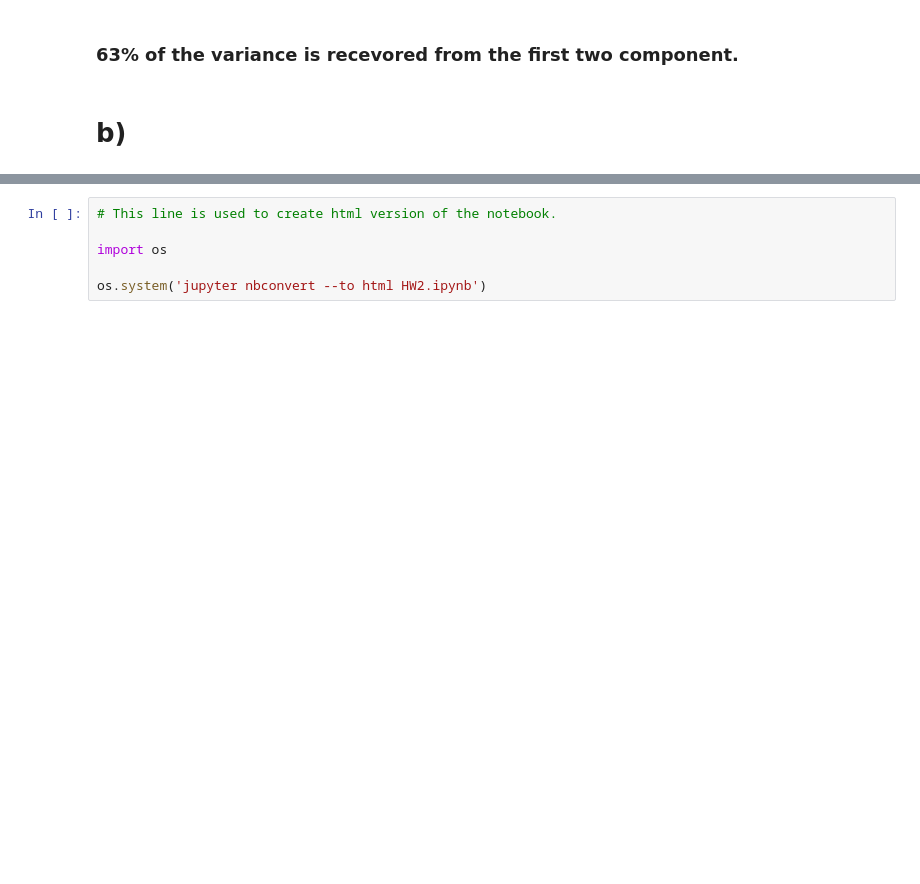
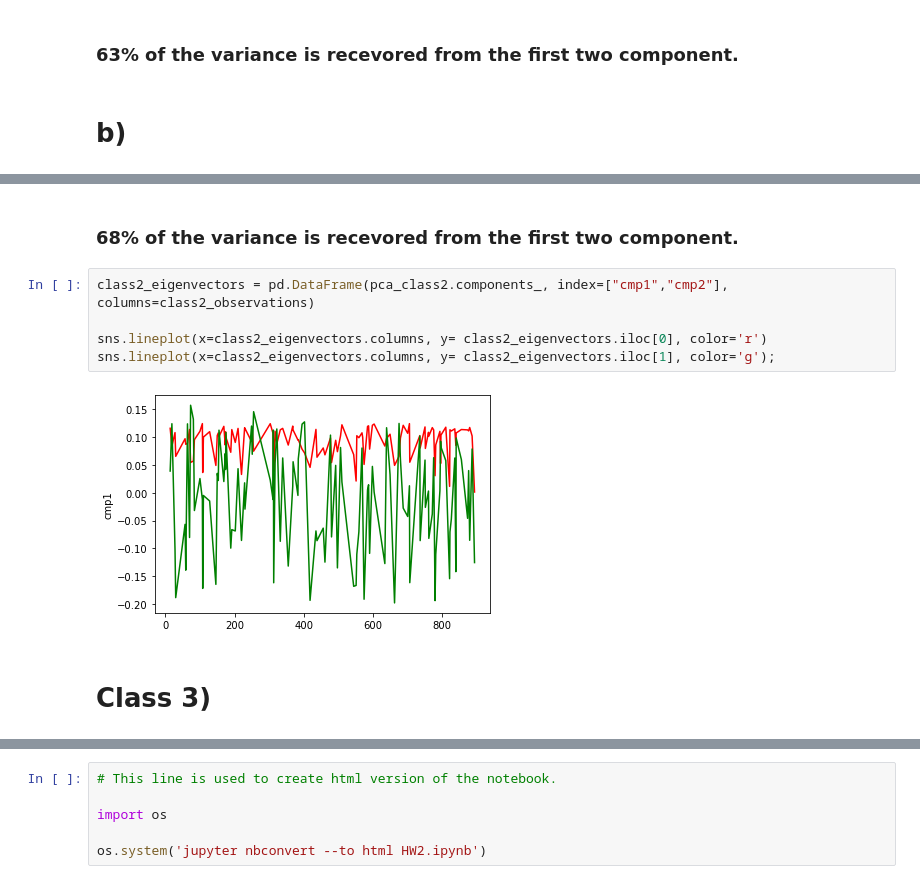
Before and after one commit to sencer4898/fall21-sencer4898, a Jupyter notebook: files/HW2.ipynb, the cells around one changed output, grey strips where cells are left out. Cells and saved outputs as stored; diff of their text form; blank space fills up the shorter version.

```diff
--- a/files/HW2.ipynb
+++ b/files/HW2.ipynb
@@ -499,0 +549,11 @@ sns.scatterplot(x=range(0, len(reduced_class1["cmp2"])), y= reduced_class1["cmp2
+# %% [markdown]
+### 68% of the variance is recevored from the first two component.
+# %%
+class2_eigenvectors = pd.DataFrame(pca_class2.components_, index=["cmp1","cmp2"], columns=class2_observations)
+
+sns.lineplot(x=class2_eigenvectors.columns, y= class2_eigenvectors.iloc[0], color='r')
+sns.lineplot(x=class2_eigenvectors.columns, y= class2_eigenvectors.iloc[1], color='g');
+# %% [output]
+[figure, added]
+# %% [markdown]
+# Class 3)
```
Also changed, not shown: parts of 48 cells of this notebook, 1 other file.
